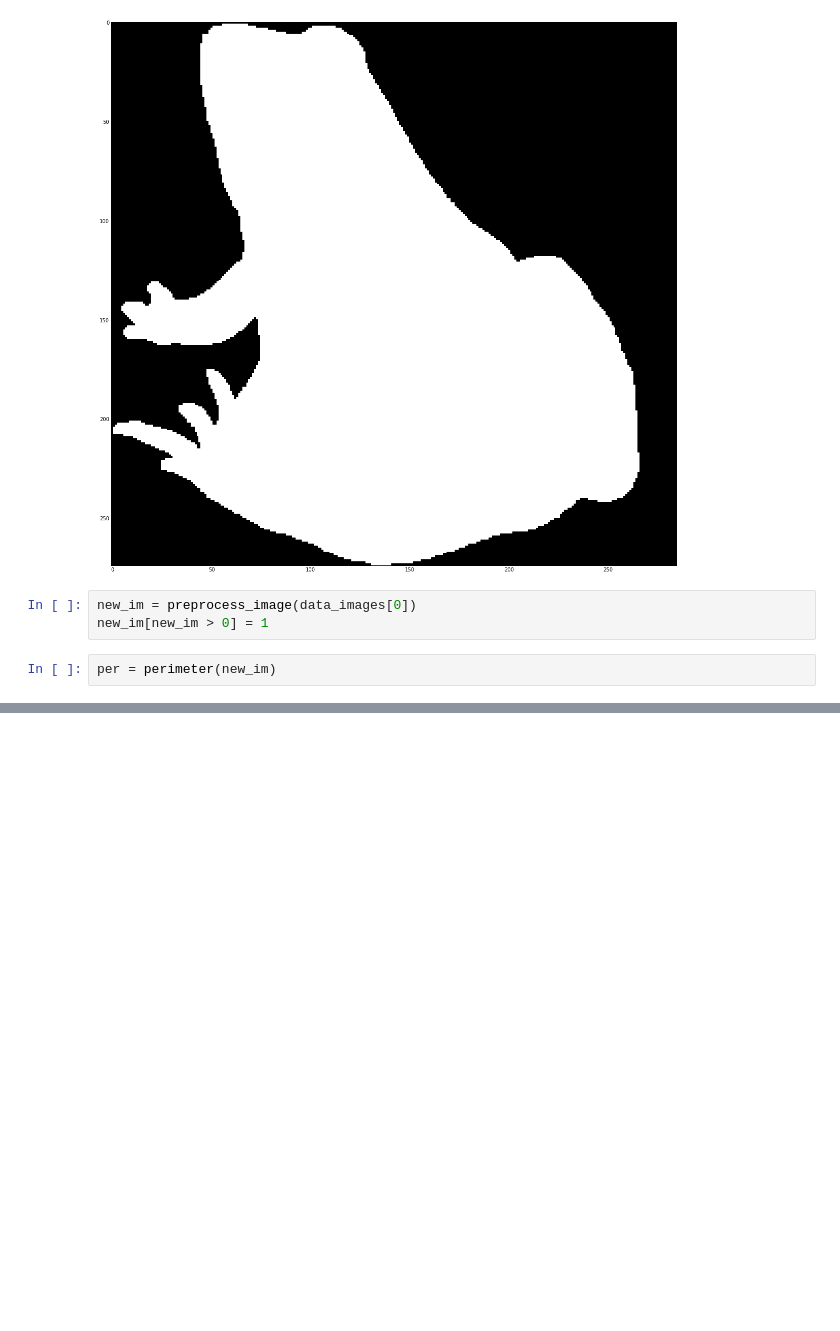
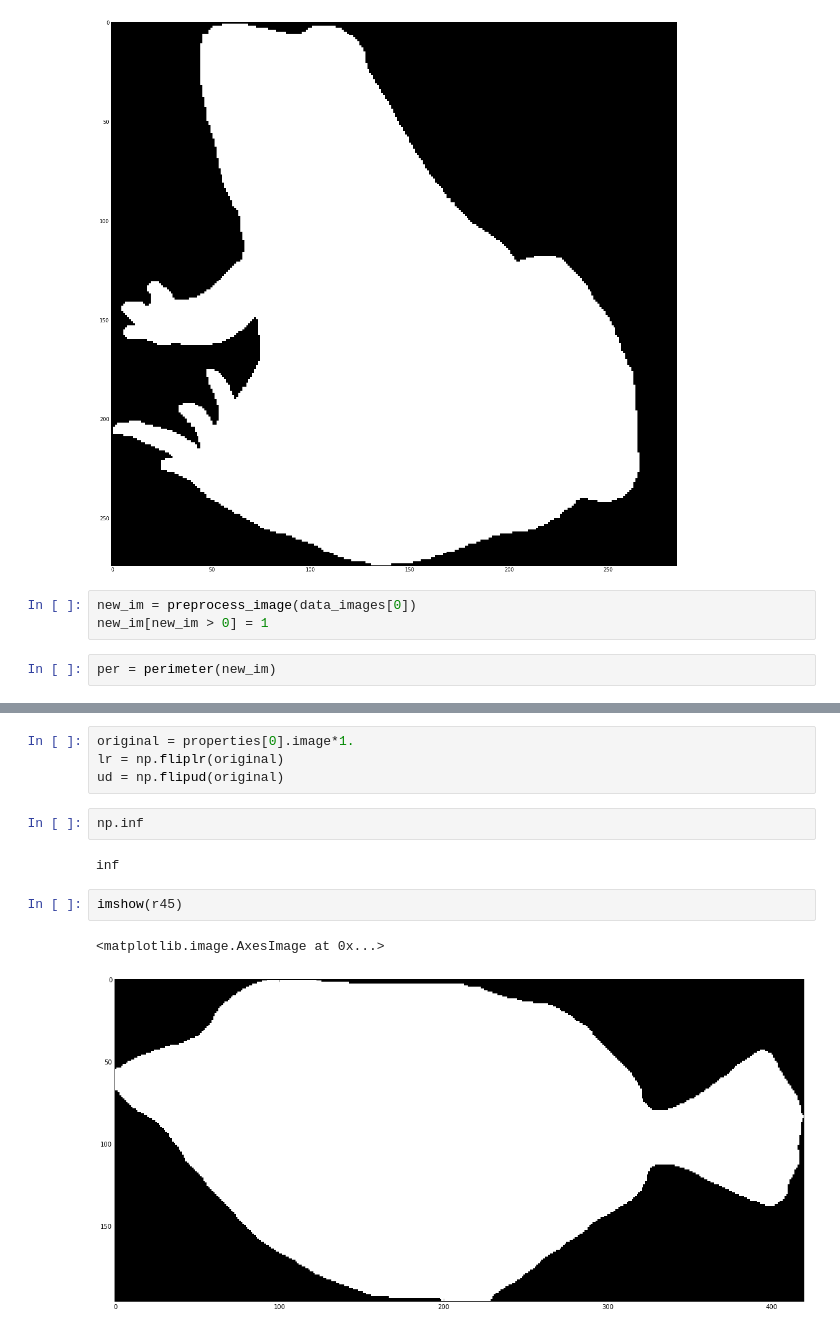
Before and after one commit to eugeniashurko/fork-recognition, a Jupyter notebook: experiments/curvature.ipynb, the cells around one changed output, grey strips where cells are left out. Saved outputs shown, nothing was run; the diff lists cells and outputs as text; blank space fills up the shorter version.

```diff
--- a/experiments/curvature.ipynb
+++ b/experiments/curvature.ipynb
@@ -482,0 +483,13 @@ peaks
+# %%
+original = properties[0].image*1.
+lr = np.fliplr(original)
+ud = np.flipud(original)
+# %%
+np.inf
+# %% [output]
+inf
+# %%
+imshow(r45)
+# %% [output]
+<matplotlib.image.AxesImage at 0x...>
+[figure, added]
```
Also changed, not shown: parts of 24 cells of this notebook, 2 other files.
